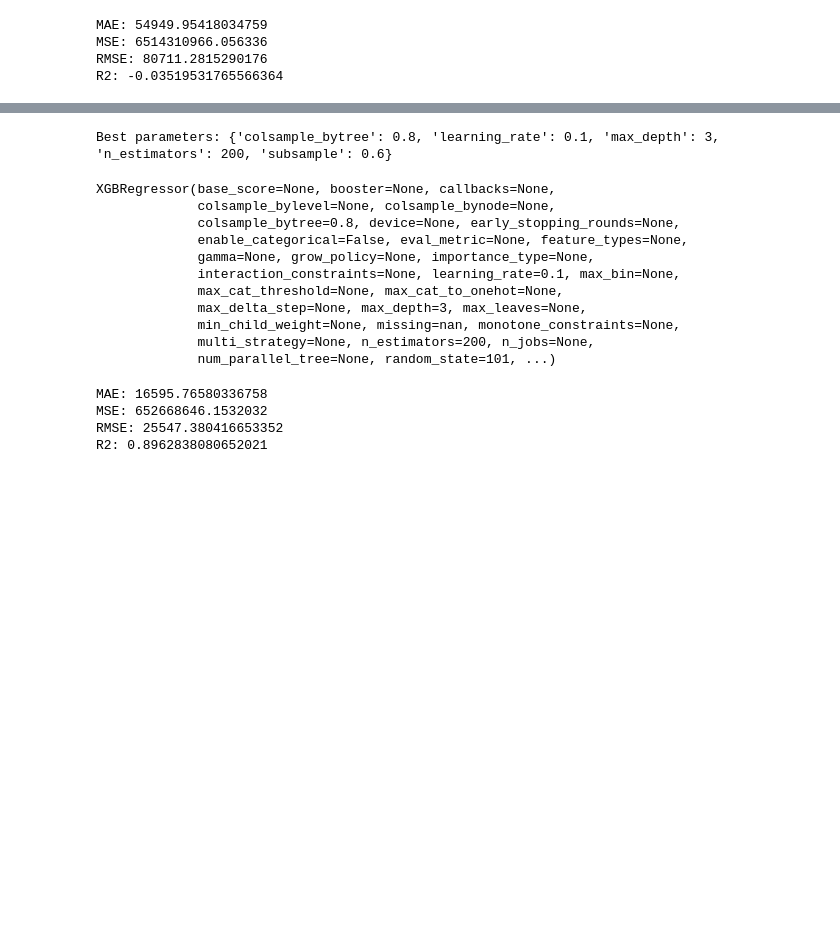
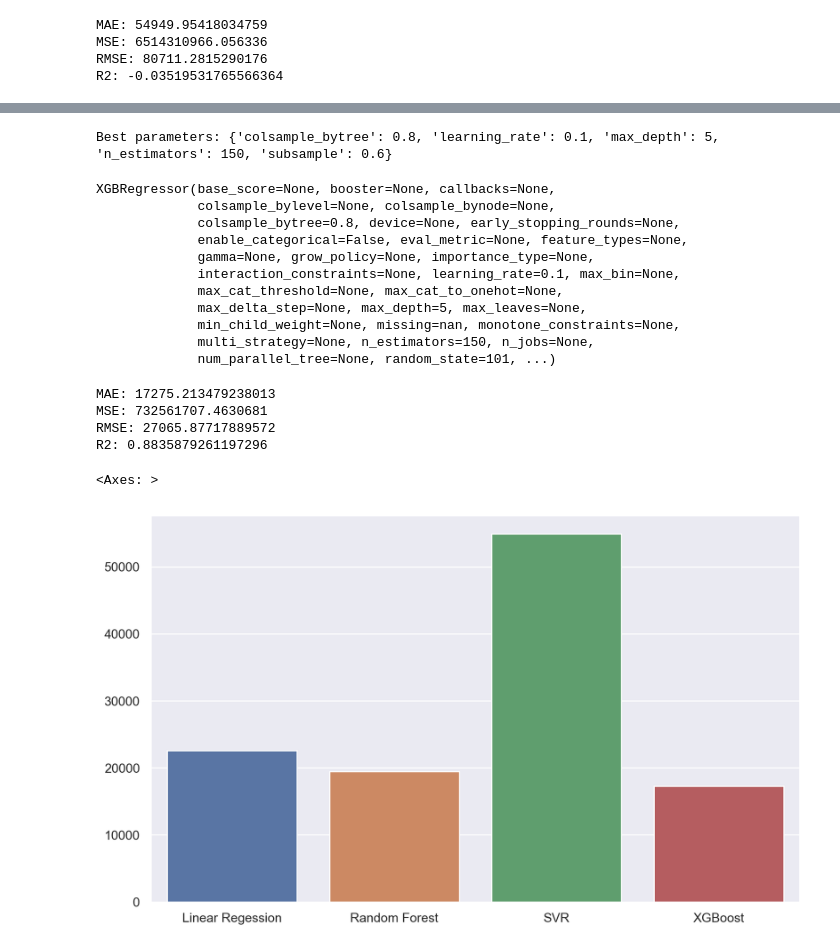
Before and after one commit to nawafalhu/Kaggle-Competitions, a Jupyter notebook: Houes-Price.ipynb, the cells around one changed output, grey strips where cells are left out. Drawn from its saved outputs; the diff is of its cells as text; code cells hidden in the pictures; blank space fills up the shorter version.

```diff
--- a/Houes-Price.ipynb
+++ b/Houes-Price.ipynb
@@ -438,15 +433,15 @@ SVR()
 # %%
 pred = svr_model.predict(X_test)
 # %%
-MAE = mean_absolute_error(y_test, pred)
-MSE = mean_squared_error(y_test, pred)
-RMSE = np.sqrt(MSE)
-R2 = r2_score(y_test, pred)
+MAE_svr = mean_absolute_error(y_test, pred)
+MSE_svr = mean_squared_error(y_test, pred)
+RMSE_svr = np.sqrt(MSE_svr)
+R2_svr = r2_score(y_test, pred)
 
-print(f"MAE: {MAE}")
-print(f"MSE: {MSE}")
-print(f"RMSE: {RMSE}")
-print(f"R2: {R2}")
+print(f"MAE: {MAE_svr}")
+print(f"MSE: {MSE_svr}")
+print(f"RMSE: {RMSE_svr}")
+print(f"R2: {R2_svr}")
 # %% [output]
 MAE: 54949.95418034759
 MSE: 6514310966.056336
@@ -463,10 +458,10 @@ param_grid = {
     'learning_rate': [0.01, 0.1, 0.2],
     'max_depth': [3, 5, 7],
     'subsample': [0.6, 0.8, 1.0],
-    'colsample_bytree': [0.6, 0.8, 1.0]
+    'colsample_bytree': [0.3, 0.6, 0.7, 0.8, 1.0]
 }
 # %%
-grid_search = GridSearchCV(estimator=xg, param_grid=param_grid, cv=5, scoring='neg_mean_absolute_error', verbose=2, n_jobs=-1)
+grid_search = GridSearchCV(estimator=xg, param_grid=param_grid, cv=3, scoring='neg_mean_absolute_error')
 # %%
 grid_search.fit(X_train, y_train)
 # %% [output]
@@ -492,7 +486,7 @@ GridSearchCV(cv=5,
 best_params = grid_search.best_params_
 print("Best parameters:", best_params)
 # %% [output]
-Best parameters: {'colsample_bytree': 0.8, 'learning_rate': 0.1, 'max_depth': 3, 'n_estimators': 200, 'subsample': 0.6}
+Best parameters: {'colsample_bytree': 0.8, 'learning_rate': 0.1, 'max_depth': 5, 'n_estimators': 150, 'subsample': 0.6}
 # %%
 xg_model = XGBRegressor(**best_params, objective='reg:squarederror', random_state=101)
 # %%
@@ -505,24 +499,30 @@ XGBRegressor(base_score=None, booster=None, callbacks=None,
              gamma=None, grow_policy=None, importance_type=None,
              interaction_constraints=None, learning_rate=0.1, max_bin=None,
              max_cat_threshold=None, max_cat_to_onehot=None,
-             max_delta_step=None, max_depth=3, max_leaves=None,
+             max_delta_step=None, max_depth=5, max_leaves=None,
              min_child_weight=None, missing=nan, monotone_constraints=None,
-             multi_strategy=None, n_estimators=200, n_jobs=None,
+             multi_strategy=None, n_estimators=150, n_jobs=None,
              num_parallel_tree=None, random_state=101, ...)
 # %%
 pred = xg_model.predict(X_test)
 # %%
-MAE = mean_absolute_error(y_test, pred)
-MSE = mean_squared_error(y_test, pred)
-RMSE = np.sqrt(MSE)
-R2 = r2_score(y_test, pred)
+MAE_xg = mean_absolute_error(y_test, pred)
+MSE_xg = mean_squared_error(y_test, pred)
+RMSE_xg = np.sqrt(MSE_xg)
+R2_xg = r2_score(y_test, pred)
 
-print(f"MAE: {MAE}")
-print(f"MSE: {MSE}")
-print(f"RMSE: {RMSE}")
-print(f"R2: {R2}")
+print(f"MAE: {MAE_xg}")
+print(f"MSE: {MSE_xg}")
+print(f"RMSE: {RMSE_xg}")
+print(f"R2: {R2_xg}")
 # %% [output]
-MAE: 16595.76580336758
-MSE: 652668646.1532032
-RMSE: 25547.380416653352
-R2: 0.8962838080652021
+MAE: 17275.213479238013
+MSE: 732561707.4630681
+RMSE: 27065.87717889572
+R2: 0.8835879261197296
+# %%
+plt.figure(figsize=(10,6), dpi=200)
+sns.barplot(x=['Linear Regession', 'Random Forest', 'SVR', 'XGBoost'], y=[MAE_linear, MAE_rf, MAE_svr, MAE_xg])
+# %% [output]
+<Axes: >
+[figure, added]
```
Also changed, not shown: parts of 11 cells of this notebook, 1 other file.
